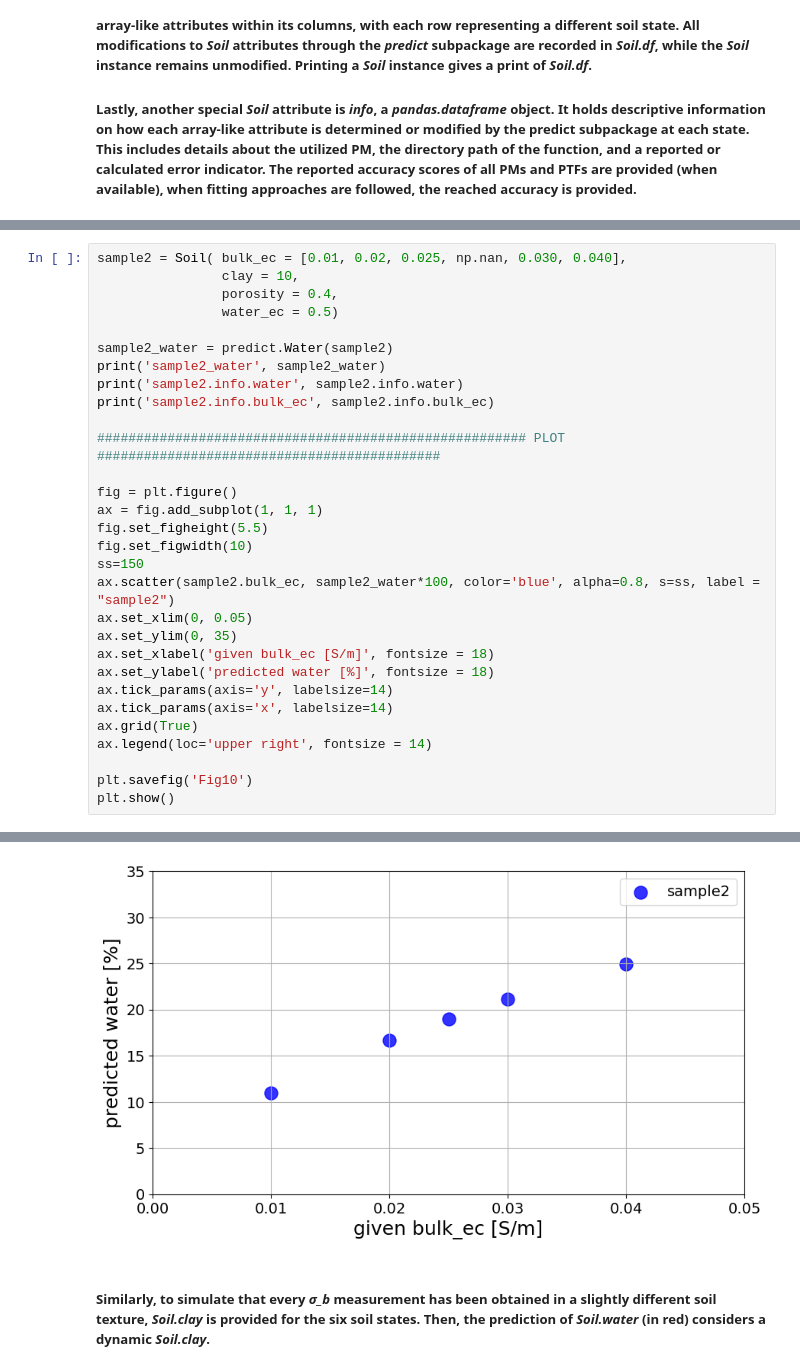
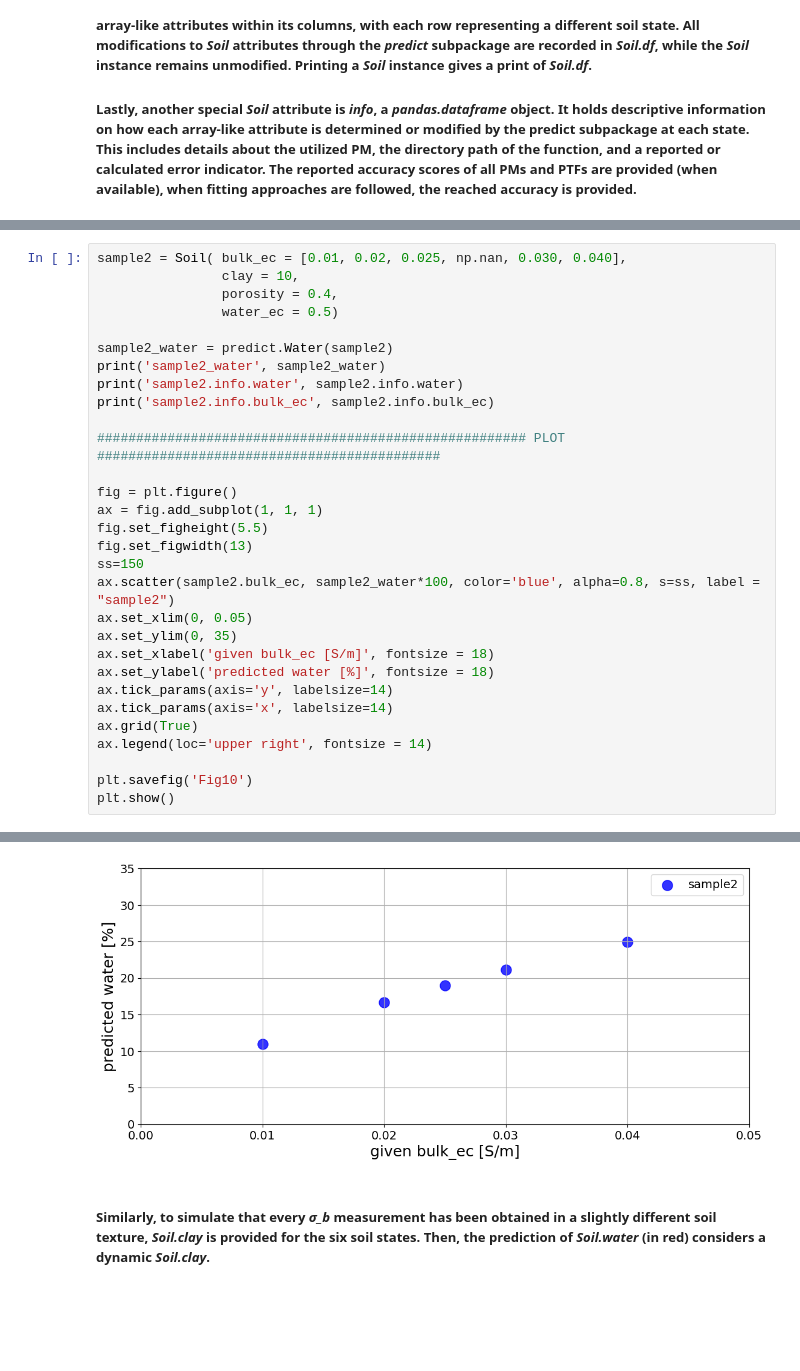
Before and after one commit to SENSE-UGent/Pedophysics, a Jupyter notebook: examples/Examples.ipynb, the cells around one changed output, grey strips where cells are left out. Cells and saved outputs as stored; diff of their text form; blank space fills up the shorter version.

```diff
--- a/examples/Examples.ipynb
+++ b/examples/Examples.ipynb
@@ -100,7 +119,7 @@ print('sample2.info.bulk_ec', sample2.info.bulk_ec)
 fig = plt.figure()
 ax = fig.add_subplot(1, 1, 1)
 fig.set_figheight(5.5)
-fig.set_figwidth(10)
+fig.set_figwidth(13)
 ss=150
 ax.scatter(sample2.bulk_ec, sample2_water*100, color='blue', alpha=0.8, s=ss, label = "sample2")
 ax.set_xlim(0, 0.05)
@@ -130,7 +149,7 @@ sample2.info.bulk_ec 0    Value given by the user
 4    Value given by the user
 5    Value given by the user
 Name: bulk_ec, dtype: object
-[figure, old version]
+[figure, new version]
 # %% [markdown]
 ##### Similarly, to simulate that every *σ_b* measurement has been obtained in a slightly different soil texture, *Soil.clay* is provided for the six soil states. Then, the prediction of *Soil.water* (in red) considers a dynamic *Soil.clay*.
 # %%
```
Also changed, not shown: parts of 26 cells of this notebook, 23 other files.
